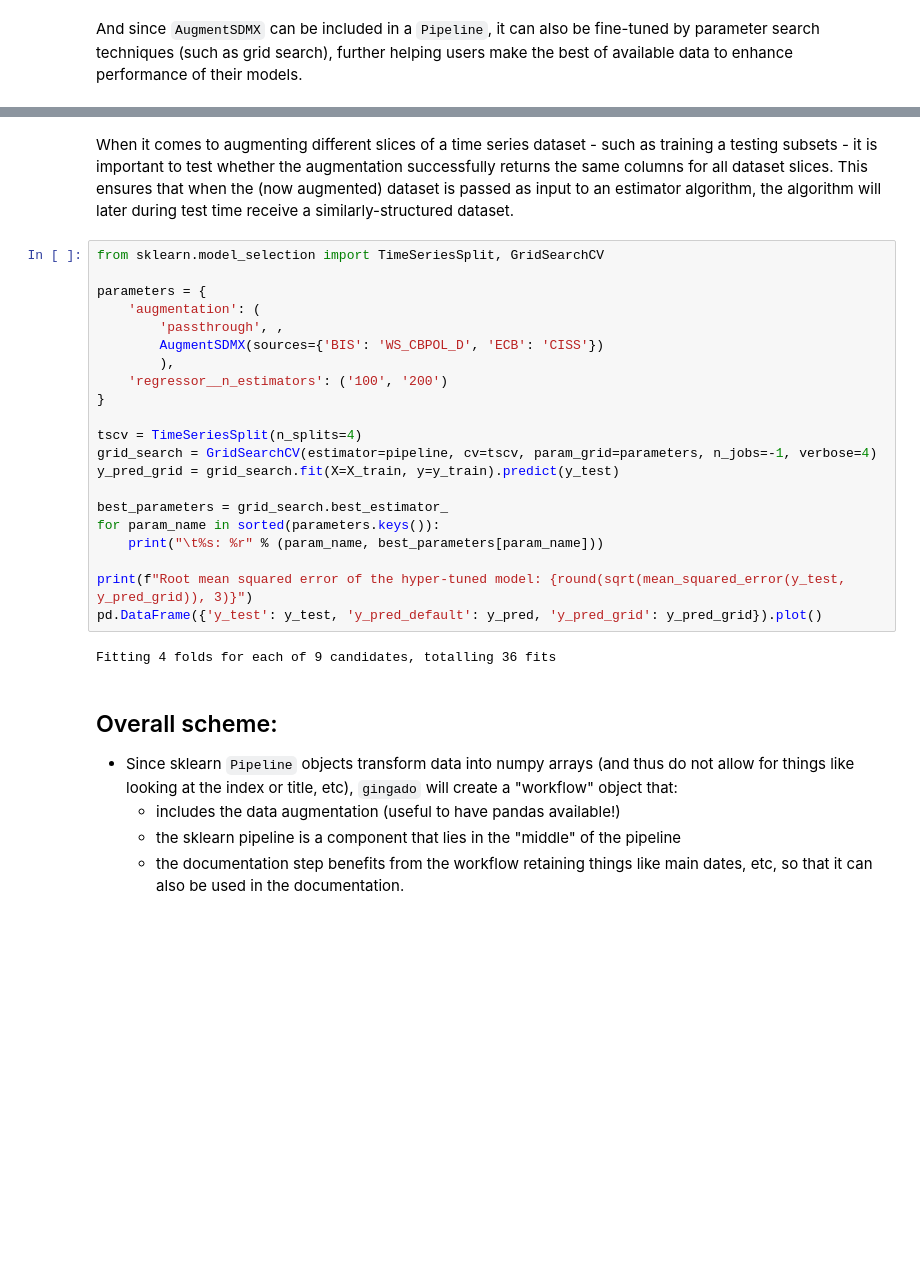
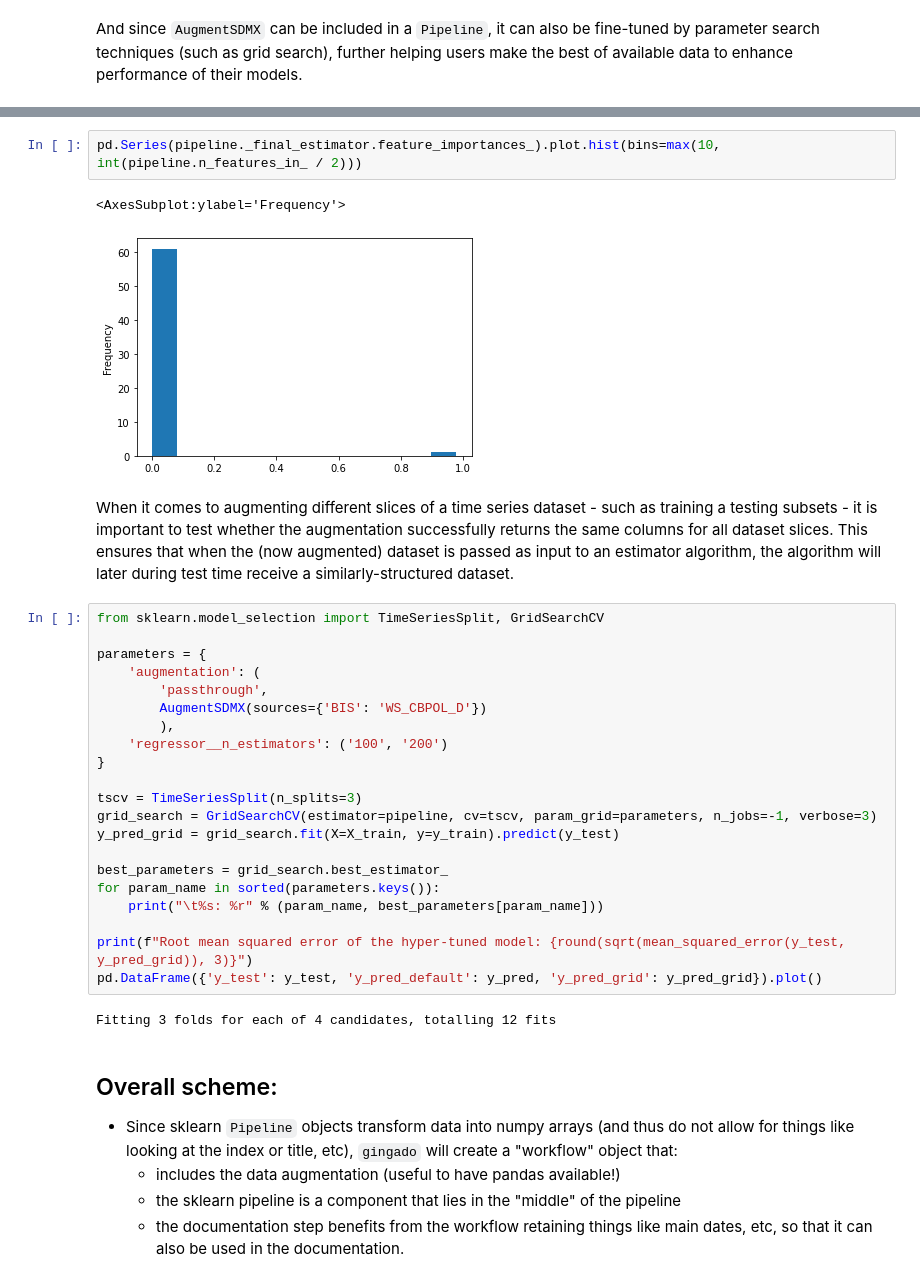
Before and after one commit to dkgaraujo/gingado, a Jupyter notebook: 00_augmentation.ipynb, the cells around one changed output, grey strips where cells are left out. Saved outputs shown, nothing was run; the diff lists cells and outputs as text; blank space fills up the shorter version.

```diff
--- a/00_augmentation.ipynb
+++ b/00_augmentation.ipynb
@@ -259,3 +276,8 @@ Root mean squared error: 0.463
+# %%
+pd.Series(pipeline._final_estimator.feature_importances_).plot.hist(bins=max(10, int(pipeline.n_features_in_ / 2)))
+# %% [output]
+<AxesSubplot:ylabel='Frequency'>
+[figure, added]
 # %% [markdown]
 When it comes to augmenting different slices of a time series dataset - such as training a testing subsets - it is important to test whether the augmentation successfully returns the same columns for all dataset slices. This ensures that when the (now augmented) dataset is passed as input to an estimator algorithm, the algorithm will later during test time receive a similarly-structured dataset.
 # %%
@@ -263,14 +285,14 @@ from sklearn.model_selection import TimeSeriesSplit, GridSearchCV
 
 parameters = {
     'augmentation': (
-        'passthrough', ,
-        AugmentSDMX(sources={'BIS': 'WS_CBPOL_D', 'ECB': 'CISS'})
+        'passthrough',
+        AugmentSDMX(sources={'BIS': 'WS_CBPOL_D'})
         ),
     'regressor__n_estimators': ('100', '200')
 }
 
-tscv = TimeSeriesSplit(n_splits=4)
-grid_search = GridSearchCV(estimator=pipeline, cv=tscv, param_grid=parameters, n_jobs=-1, verbose=4)
+tscv = TimeSeriesSplit(n_splits=3)
+grid_search = GridSearchCV(estimator=pipeline, cv=tscv, param_grid=parameters, n_jobs=-1, verbose=3)
 y_pred_grid = grid_search.fit(X=X_train, y=y_train).predict(y_test)
 
 best_parameters = grid_search.best_estimator_
@@ -280,7 +302,7 @@ for param_name in sorted(parameters.keys()):
 print(f"Root mean squared error of the hyper-tuned model: {round(sqrt(mean_squared_error(y_test, y_pred_grid)), 3)}")
 pd.DataFrame({'y_test': y_test, 'y_pred_default': y_pred, 'y_pred_grid': y_pred_grid}).plot()
 # %% [output]
-Fitting 4 folds for each of 9 candidates, totalling 36 fits
+Fitting 3 folds for each of 4 candidates, totalling 12 fits
 # %% [markdown]
 ## Overall scheme:
 * Since sklearn `Pipeline` objects transform data into numpy arrays (and thus do not allow for things like looking at the index or title, etc), `gingado` will create a "workflow" object that:
```
Also changed, not shown: parts of 7 cells of this notebook, 11 other files.
